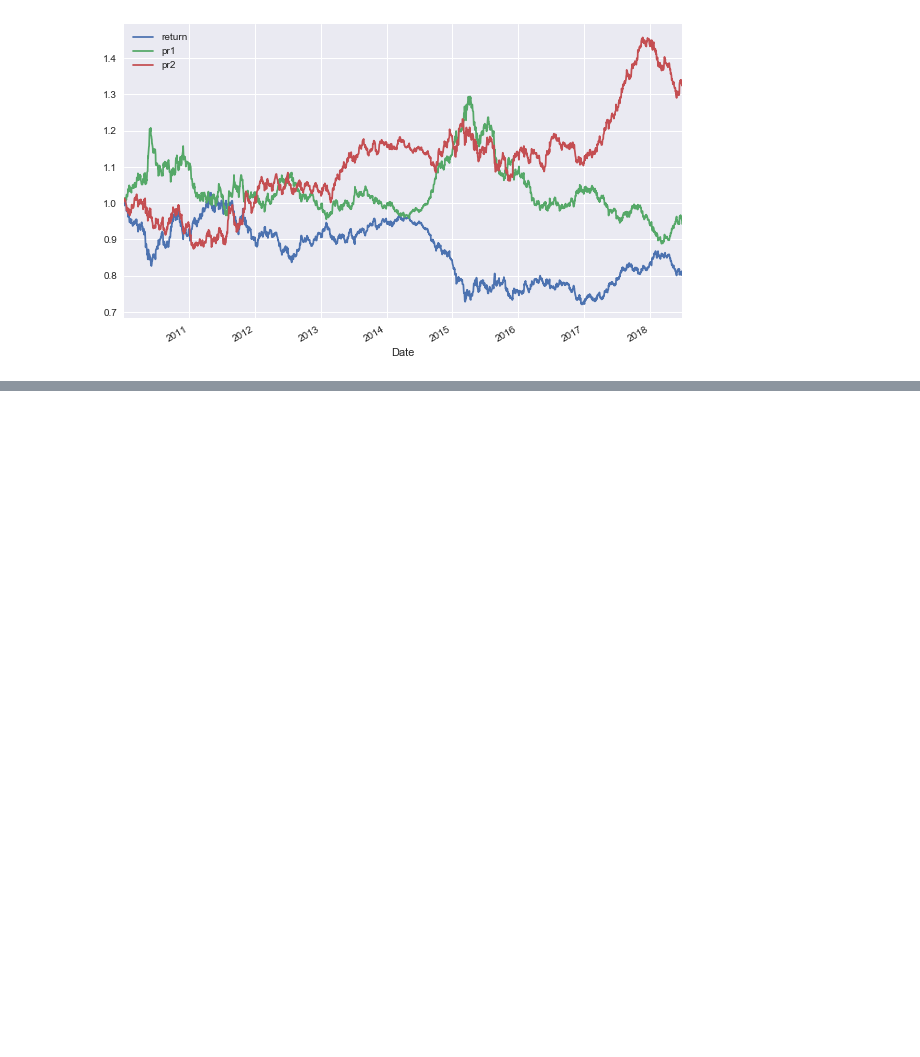
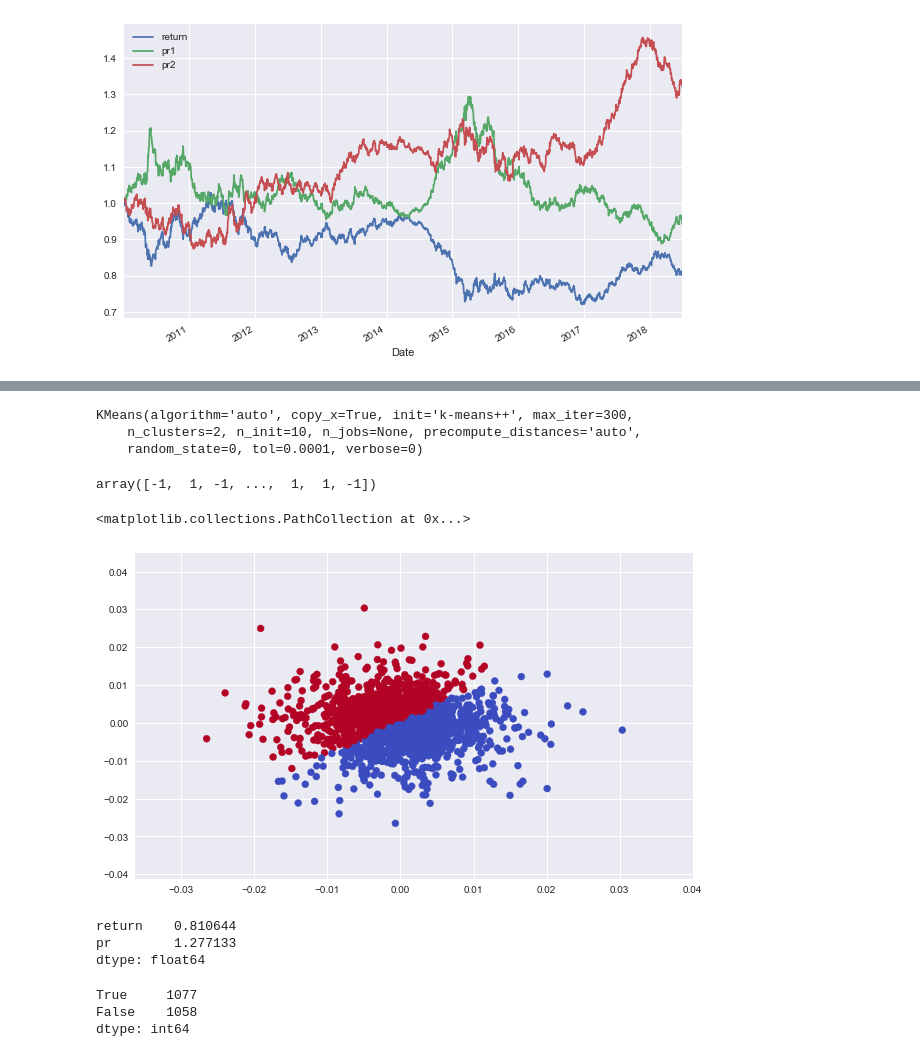
Before and after one commit to aliemamalinezhad/Time-Series-and-Financial, a Jupyter notebook: 03_Machine_Learning_Regression_prediction.ipynb, the cells around one changed output, grey strips where cells are left out. Drawn from its saved outputs; the diff is of its cells as text; code cells hidden in the pictures; blank space fills up the shorter version.

```diff
--- a/03_Machine_Learning_Regression_prediction.ipynb
+++ b/03_Machine_Learning_Regression_prediction.ipynb
@@ -167,0 +176,36 @@ data[['return','pr1','pr2']].cumsum().apply(np.exp).plot(figsize =(10,6))
+# %%
+model = KMeans(n_clusters=2, random_state=0)
+# %%
+model.fit(data[cols])
+# %% [output]
+KMeans(algorithm='auto', copy_x=True, init='k-means++', max_iter=300,
+    n_clusters=2, n_init=10, n_jobs=None, precompute_distances='auto',
+    random_state=0, tol=0.0001, verbose=0)
+# %%
+data['pos_clus'] = model.predict(data[cols])
+data['pos_clus'] = np.where(data['pos_clus']==1,-1,1)
+
+data['pos_clus'].values
+# %% [output]
+array([-1,  1, -1, ...,  1,  1, -1])
+# %%
+plt.figure(figsize=(10,6))
+plt.scatter(data[cols].iloc[:,0], data[cols].iloc[:,1],
+           c =data['pos_clus'], cmap = 'coolwarm')
+# %% [output]
+<matplotlib.collections.PathCollection at 0x...>
+[figure, added]
+# %%
+data['pr'] = data['pos_clus'] * data['return']
+
+data[['return','pr']].sum().apply(np.exp)
+# %% [output]
+return    0.810644
+pr        1.277133
+dtype: float64
+# %%
+(data['direction'] == data['pos_clus']).value_counts()
+# %% [output]
+True     1077
+False    1058
+dtype: int64
```
Also changed, not shown: parts of 5 cells of this notebook.
